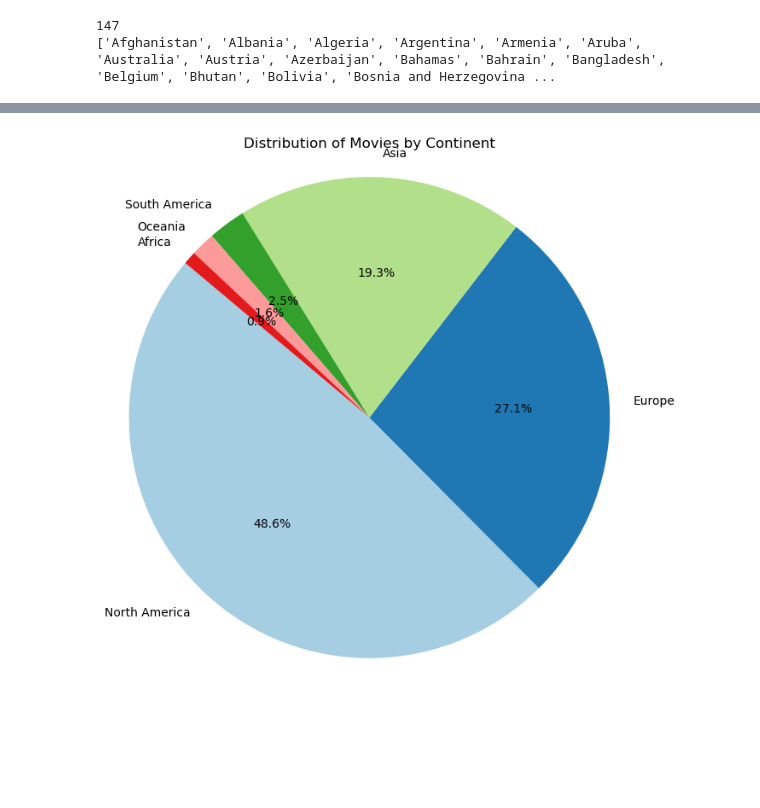
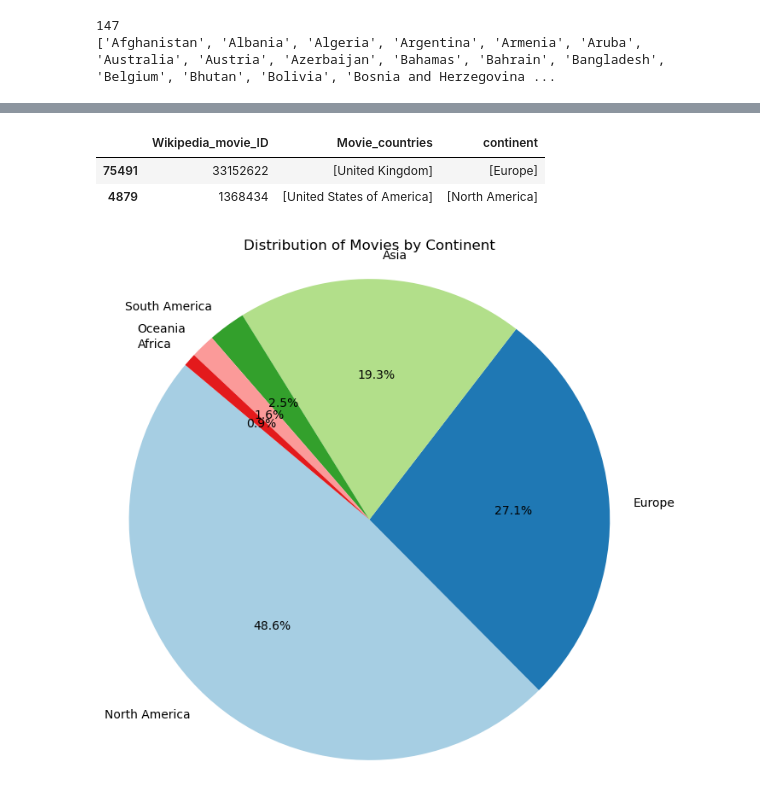
Before and after one commit to epfl-ada/ada-2024-project-dataffoneurs, a Jupyter notebook: src/scripts/movie_data_exploration.ipynb, the cells around one changed output, grey strips where cells are left out. Drawn from its saved outputs; the diff is of its cells as text; code cells hidden in the pictures; blank space fills up the shorter version.

Commit message:
added extension of category and continent to data csv

```diff
--- a/src/scripts/movie_data_exploration.ipynb
+++ b/src/scripts/movie_data_exploration.ipynb
@@ -369,4 +371,8 @@ plt.show()
 We observe the mean box office tends to increase with the decades
 # %% [markdown]
 ### Countries representation
+# %%
+df_countries = df_movie[["Wikipedia_movie_ID", "Movie_countries"]].copy()
+df_countries["Movie_countries"] = df_movie["Movie_countries"].str.split(", ").to_frame()
+df_countries.dropna(inplace=True)
 # %%
@@ -404,7 +407,9 @@ country_mapping = {
         'India', 'Indonesia', 'Iran', 'Iraq', 'Israel', 'Japan', 'Jordan', 'Kazakhstan', 'Kuwait', 'Kyrgyzstan', 'Lebanon', 'Malaysia',
         'Maldives', 'Mongolia', 'Myanmar (Burma)', 'Nepal', 'North Korea', 'Oman', 'Pakistan', 'Palestinian Territories', 'Philippines',
         'Qatar', 'Republic of China (Taiwan)', 'Saudi Arabia', 'Singapore', 'South Korea', 'Sri Lanka', 'Syria', 'Tajikistan', 'Thailand',
-        'Timor-Leste', 'Turkey', 'Turkmenistan', 'United Arab Emirates', 'Uzbekistan', 'Vietnam', 'Yemen'
+        'Timor-Leste', 'Turkey', 'Turkmenistan', 'United Arab Emirates', 'Uzbekistan', 'Vietnam', 'Yemen',
+        "Burma", "Georgian SSR", "Hong Kong", "Iraqi Kurdistan", "Korea", "Macau", "Mandatory Palestine",
+        "Palestinian territories", "Republic of China", "Taiwan", "Uzbek SSR", "Soviet Union", "Malayalam Language"
     ],
     'Africa': [
         'Algeria', 'Angola', 'Benin', 'Botswana', 'Burkina Faso', 'Burundi', 'Cabo Verde', 'Cameroon', 'Central African Republic', 'Chad',
@@ -418,11 +423,15 @@ country_mapping = {
         'Denmark', 'Estonia', 'Finland', 'France', 'Georgia', 'Germany', 'Greece', 'Hungary', 'Iceland', 'Ireland', 'Italy', 'Kazakhstan',
         'Kosovo', 'Latvia', 'Liechtenstein', 'Lithuania', 'Luxembourg', 'Malta', 'Moldova', 'Monaco', 'Montenegro', 'Netherlands', 'North Macedonia',
         'Norway', 'Poland', 'Portugal', 'Romania', 'Russia', 'San Marino', 'Serbia', 'Slovakia', 'Slovenia', 'Spain', 'Sweden', 'Switzerland',
-        'Ukraine', 'United Kingdom'
+        'Ukraine', 'United Kingdom', "Crime", "Czechoslovakia", "England", "Federal Republic of Yugoslavia", "German Democratic Republic",
+        "Isle of Man", "Kingdom of Great Britain", "Kingdom of Italy", "Northern Ireland",
+        "Republic of Macedonia", "Scotland", "Serbia and Montenegro", "Slovak Republic",
+        "Socialist Federal Republic of Yugoslavia", "Soviet occupation zone", "Ukrainian SSR", "Ukranian SSR",
+        "Wales", "Weimar Republic", "West Germany", "Yugoslavia", "German Language"
     ],
     'North America': [
         'Canada', 'Costa Rica', 'Cuba', 'Dominican Republic', 'El Salvador', 'Guatemala', 'Haiti', 'Honduras', 'Jamaica', 'Mexico',
-        'Nicaragua', 'Panama', 'United States of America'
+        'Nicaragua', 'Panama', 'United States of America', "Aruba", "Bahamas", "Puerto Rico"
     ],
     'South America': [
         'Argentina', 'Bolivia', 'Brazil', 'Chile', 'Colombia', 'Ecuador', 'Guyana', 'Paraguay', 'Peru', 'Suriname', 'Uruguay', 'Venezuela'
@@ -435,13 +478,18 @@ country_mapping = {
 # %%
 def recategorize_countries(country_list, country_mapping):
     new_continent = set()
     for genre in country_list:
         for category, genres in country_mapping.items():
             if genre in genres:
                 new_continent.add(category)
     return list(new_continent)
 
 df_countries['continent'] = df_countries['Movie_countries'].apply(lambda c: recategorize_countries(c, country_mapping))
+df_countries.sample(2)
+# %% [output]
+|  | Wikipedia_movie_ID | Movie_countries | continent |
+| 75491 | 33152622 | [United Kingdom] | [Europe] |
+| 4879 | 1368434 | [United States of America] | [North America] |
 # %%
 continent_counts = df_countries['continent'].explode().value_counts()
 plt.figure(figsize=(8, 8))
```
Also changed, not shown: parts of 6 cells of this notebook, 1 other file.
